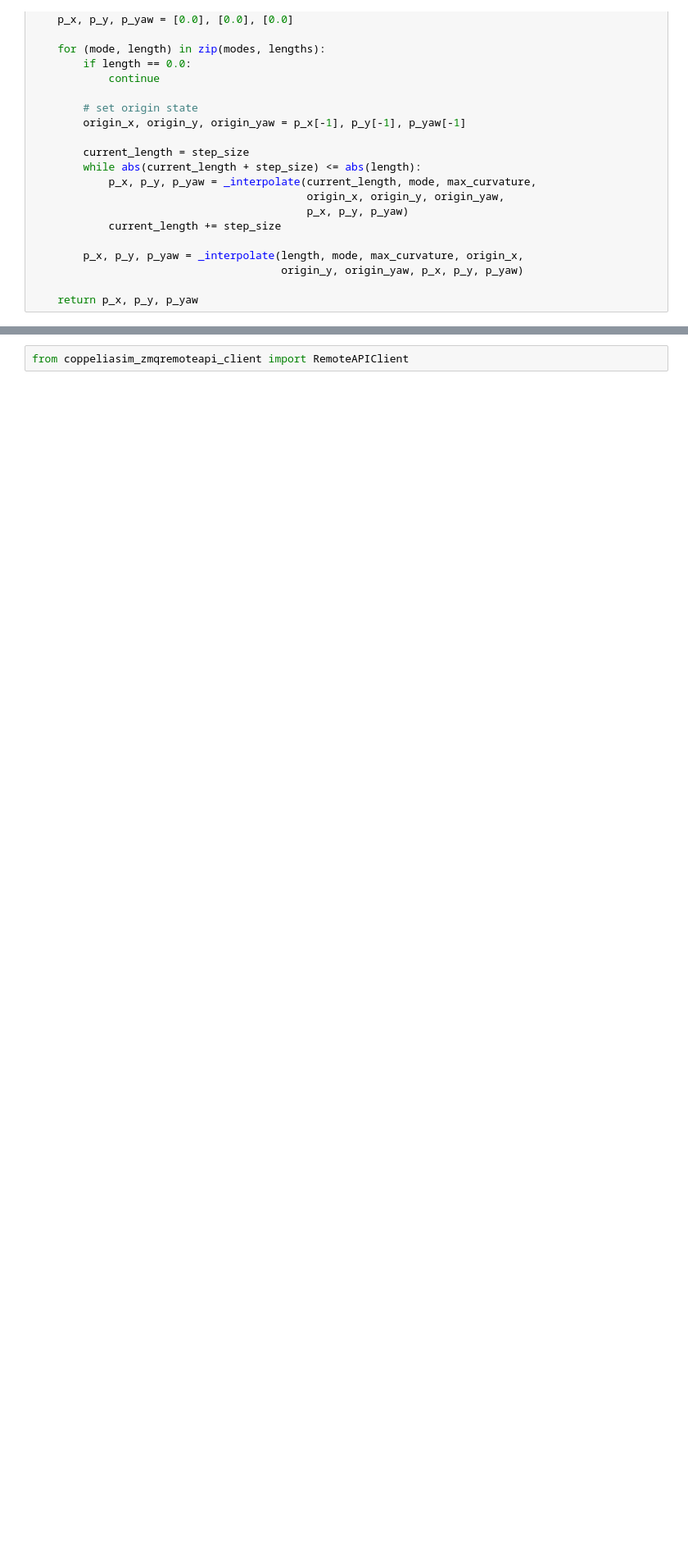
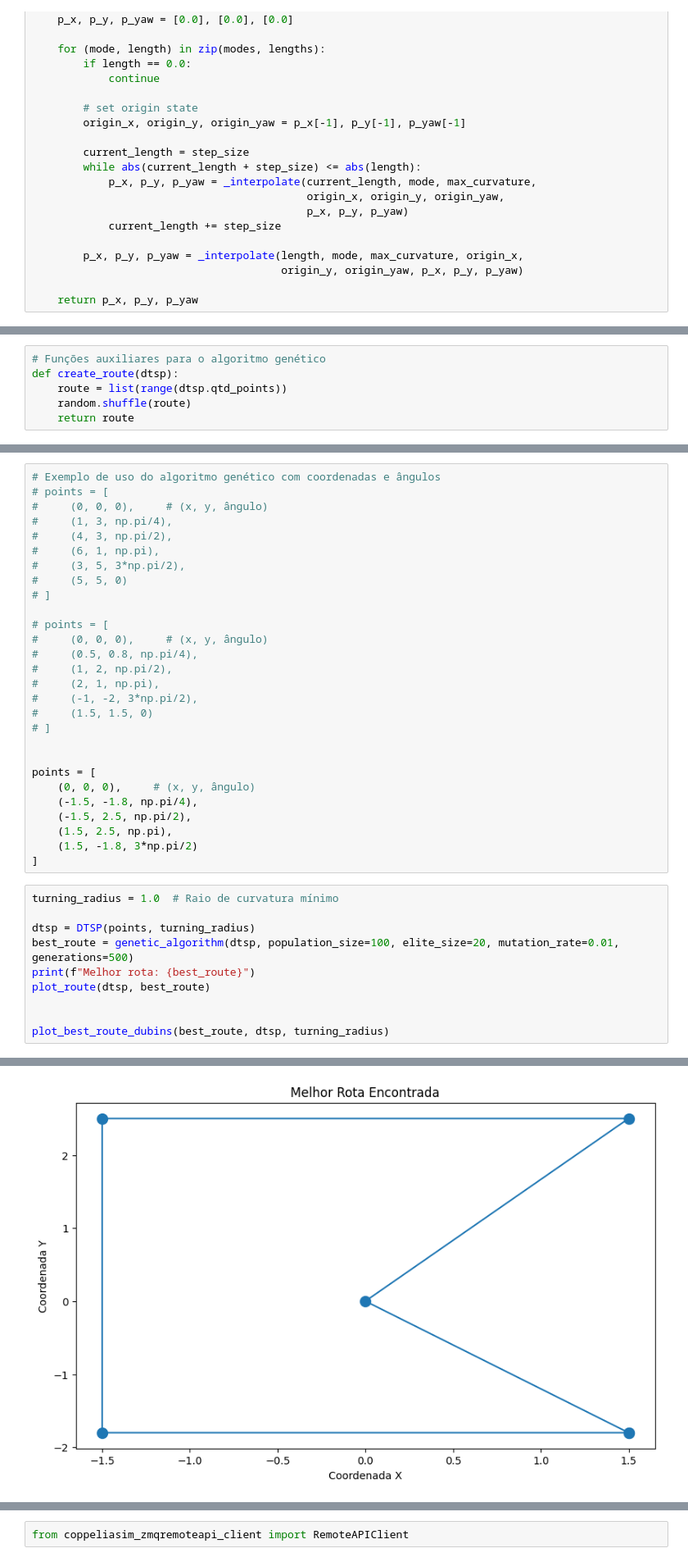
Before and after one commit to analucia-odp/projeto-final-rob-tica, a Jupyter notebook: algoritmo_genetico.ipynb, the cells around one changed output, grey strips where cells are left out. Shown: that part at 82% size. Cells and saved outputs as stored; diff of their text form; blank space fills up the shorter version.

```diff
--- a/algoritmo_genetico.ipynb
+++ b/algoritmo_genetico.ipynb
@@ -674,0 +318,6 @@ Melhor rota: [1, 2, 3, 0, 4]
+# %%
+# Funções auxiliares para o algoritmo genético
+def create_route(dtsp):
+    route = list(range(dtsp.qtd_points))
+    random.shuffle(route)
+    return route
@@ -674,0 +465,39 @@ Melhor rota: [1, 2, 3, 0, 4]
+# %%
+# Exemplo de uso do algoritmo genético com coordenadas e ângulos
+# points = [
+#     (0, 0, 0),     # (x, y, ângulo)
+#     (1, 3, np.pi/4),
+#     (4, 3, np.pi/2),
+#     (6, 1, np.pi),
+#     (3, 5, 3*np.pi/2),
+#     (5, 5, 0)
+# ]
+
+# points = [
+#     (0, 0, 0),     # (x, y, ângulo)
+#     (0.5, 0.8, np.pi/4),
+#     (1, 2, np.pi/2),
+#     (2, 1, np.pi),
+#     (-1, -2, 3*np.pi/2),
+#     (1.5, 1.5, 0)
+# ]
+
+
+points = [
+    (0, 0, 0),     # (x, y, ângulo)
+    (-1.5, -1.8, np.pi/4),
+    (-1.5, 2.5, np.pi/2),
+    (1.5, 2.5, np.pi),
+    (1.5, -1.8, 3*np.pi/2)
+]
+# %%
+turning_radius = 1.0  # Raio de curvatura mínimo
+
+dtsp = DTSP(points, turning_radius)
+best_route = genetic_algorithm(dtsp, population_size=100, elite_size=20, mutation_rate=0.01, generations=500)
+print(f"Melhor rota: {best_route}")
+plot_route(dtsp, best_route)
+
+
+plot_best_route_dubins(best_route, dtsp, turning_radius)
+# %% [output]
@@ -674,0 +507 @@ Melhor rota: [1, 2, 3, 0, 4]
+[figure, added]
```
Also changed, not shown: parts of 19 cells of this notebook, 16 other files.
